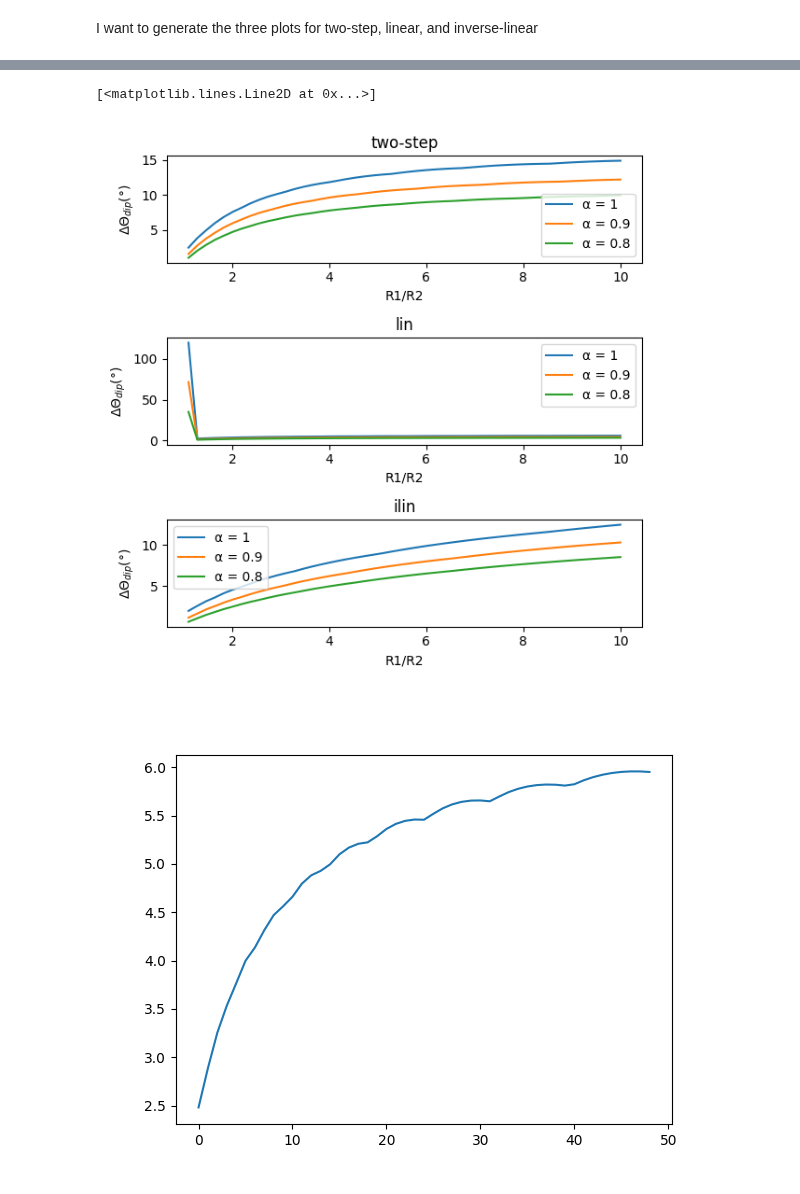
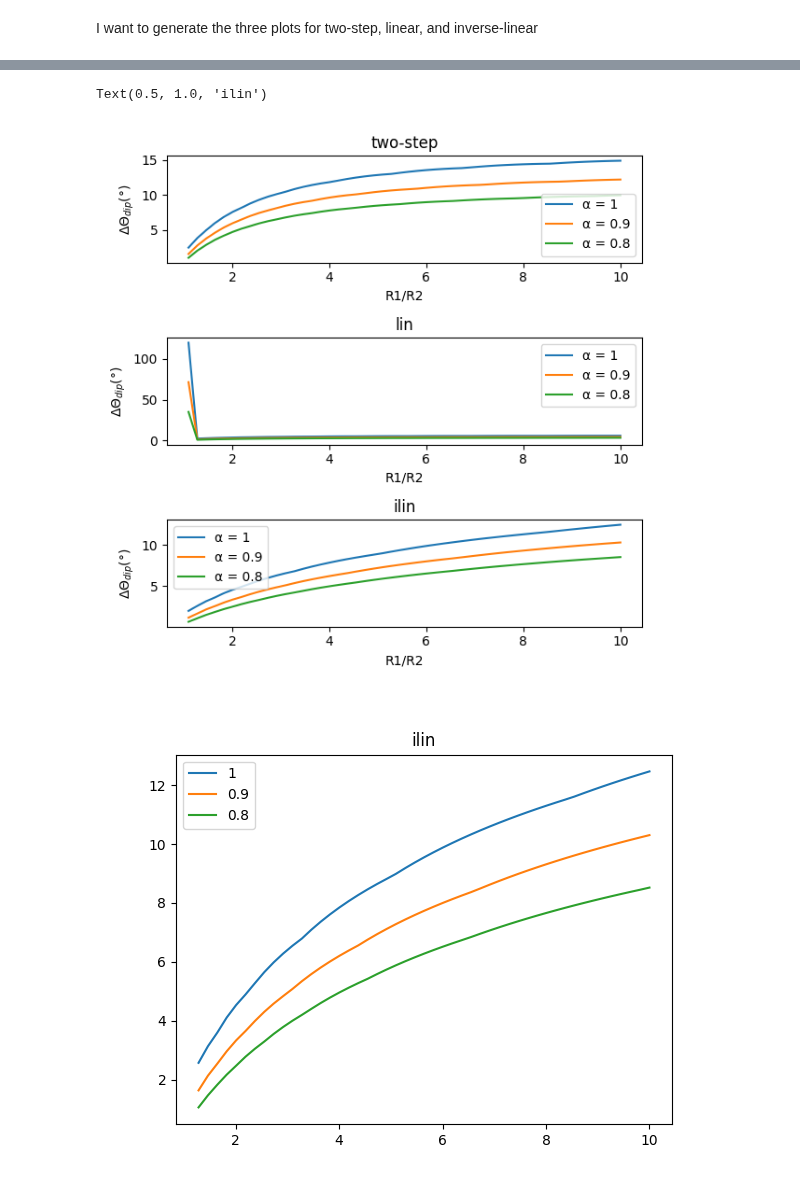
Before and after one commit to Yugal0/fitting-eis-dipangle-analysis, a Jupyter notebook: main.ipynb, the cells around one changed output, grey strips where cells are left out. Drawn from its saved outputs; the diff is of its cells as text; code cells hidden in the pictures.

```diff
--- a/main copy.ipynb
+++ b/main.ipynb
@@ -64,14 +55,0 @@ ax.set_aspect("equal")
-# %%
-print(np.linspace(1.1,10,50))
-
-freq_list=np.logspace(-3,3,50)
-mp.dps=400
-
-cmodel=CustomCircuit(initial_guess=[1.1*R2,1.1*R2*Q,R2*Q,alpha],circuit="TLMilinnew")
-z_model=cmodel.predict(frequencies=freq_list)
-dip_angle=alpha*45-np.min(-np.angle(z_model,deg=True))
-print(dip_angle)
-
-fig, ax= plt.subplots()
-ax.plot(np.real(z_model),-np.imag(z_model))
-ax.set_aspect("equal")
@@ -104,25 +72,29 @@ theta_list=json.loads(json_data)
 # %%
 theta_dip_list0=theta_list
 fig, [ax_two, ax_lin, ax_ilin]=plt.subplots(3,1)
 fig.set_size_inches(6,6)
 ax_list= [ax_two, ax_lin, ax_ilin]
 
 for ax,theta,lbl in zip(ax_list,theta_dip_list0,["two-step","lin","ilin"]):
     ax.set_title(lbl)
     ax.set_xlabel("R1/R2")
     ax.set_ylabel("$\Delta \Theta_{dip} (\degree)$")
     for theta2,alpha in zip(theta,[1,0.9,0.8]):
         ax.plot(np.linspace(1.1,10,50),theta2,label=f"α = {alpha}")
         # ax.grid(True)
         ax.legend()
 
 plt.tight_layout()
 
-gg=theta_dip_list0[1]
+gg=theta_dip_list0[2]
 hh=gg[0]
 fig,axx=plt.subplots()
-axx.plot(hh[1:len(hh)])
+x=np.linspace(1.1,10,50)
+for a,hh in zip([1,0.9,0.8],gg):
+    axx.plot(x[1:len(x)],hh[1:len(hh)],label=a)
+axx.legend()
+axx.set_title("ilin")
 # %% [output]
-[<matplotlib.lines.Line2D at 0x...>]
+Text(0.5, 1.0, 'ilin')
 [figure]
-[figure, old version]
+[figure, new version]
```
Also changed, not shown: parts of 3 cells of this notebook.
